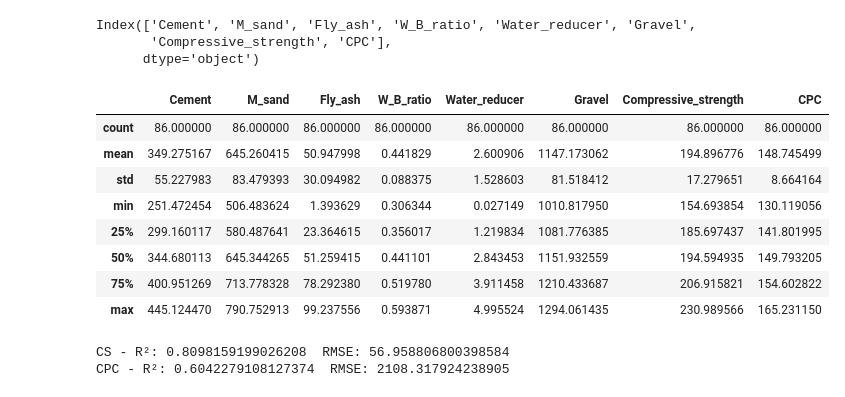
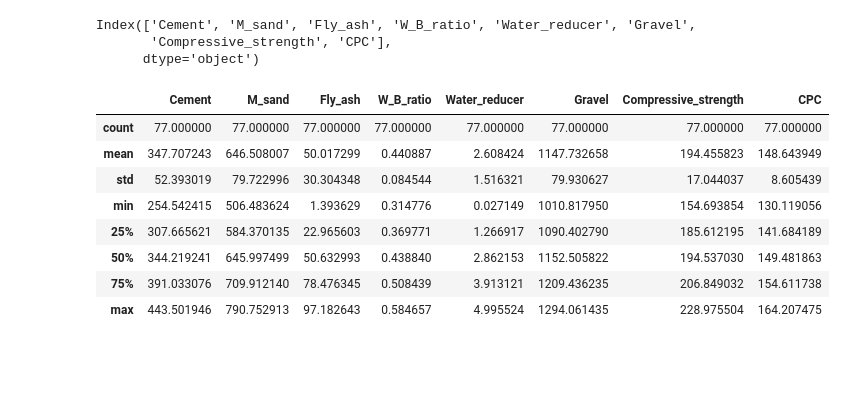
Before and after one commit to nhattminh160901/france_project, a Jupyter notebook: XGboost_upgrade.ipynb, the cells around one changed output. Drawn from its saved outputs; the diff is of its cells as text; code cells hidden in the pictures; blank space fills up the shorter version.

```diff
--- a/XGboost_upgrade.ipynb
+++ b/XGboost_upgrade.ipynb
@@ -39,20 +28,12 @@ Kích thước sau khi lọc: (81, 8)
 # %%
-import matplotlib.pyplot as plt
-from sklearn.ensemble import IsolationForest
-
-# Chỉ lấy 2 feature đầu tiên để trực quan
 X = df.iloc[:, :2]
-
-# Isolation Forest
-iso = IsolationForest(contamination=0.05, random_state=42)
+iso = IsolationForest(contamination=0.1, random_state=42)
 yhat = iso.fit_predict(X)
 
-# -1 = outlier, 1 = inlier
 mask = yhat != -1
 X_inliers = X[mask]
 X_outliers = X[~mask]
 
-# Vẽ scatter
 plt.figure(figsize=(7,7))
 plt.scatter(X_inliers.iloc[:,0], X_inliers.iloc[:,1], c="blue", label="Inliers", alpha=0.6)
 plt.scatter(X_outliers.iloc[:,0], X_outliers.iloc[:,1], c="red", label="Outliers", alpha=0.8)
@@ -65,0 +47,8 @@ plt.show()
+# %%
+df = df.copy()
+X_features = df.drop(columns=["Compressive_strength", "CPC"])
+outlier_pred = iso.fit_predict(X_features)
+
+df_clean = df[outlier_pred == 1].reset_index(drop=True)
+print("Shape original:", df.shape)
+print("Shape after remove outlier:", df_clean.shape)
@@ -70,17 +62,17 @@ Index(['Cement', 'M_sand', 'Fly_ash', 'W_B_ratio', 'Water_reducer', 'Gravel',
        'Compressive_strength', 'CPC'],
       dtype='object')
 # %%
-df.describe()
+df_clean.describe()
 # %% [output]
 |  | Cement | M_sand | Fly_ash | W_B_ratio | Water_reducer | Gravel | Compressive_strength | CPC |
-| count | 86.000000 | 86.000000 | 86.000000 | 86.000000 | 86.000000 | 86.000000 | 86.000000 | 86.000000 |
-| mean | 349.275167 | 645.260415 | 50.947998 | 0.441829 | 2.600906 | 1147.173062 | 194.896776 | 148.745499 |
-| std | 55.227983 | 83.479393 | 30.094982 | 0.088375 | 1.528603 | 81.518412 | 17.279651 | 8.664164 |
-| min | 251.472454 | 506.483624 | 1.393629 | 0.306344 | 0.027149 | 1010.817950 | 154.693854 | 130.119056 |
-| 25% | 299.160117 | 580.487641 | 23.364615 | 0.356017 | 1.219834 | 1081.776385 | 185.697437 | 141.801995 |
-| 50% | 344.680113 | 645.344265 | 51.259415 | 0.441101 | 2.843453 | 1151.932559 | 194.594935 | 149.793205 |
-| 75% | 400.951269 | 713.778328 | 78.292380 | 0.519780 | 3.911458 | 1210.433687 | 206.915821 | 154.602822 |
-| max | 445.124470 | 790.752913 | 99.237556 | 0.593871 | 4.995524 | 1294.061435 | 230.989566 | 165.231150 |
+| count | 77.000000 | 77.000000 | 77.000000 | 77.000000 | 77.000000 | 77.000000 | 77.000000 | 77.000000 |
+| mean | 347.707243 | 646.508007 | 50.017299 | 0.440887 | 2.608424 | 1147.732658 | 194.455823 | 148.643949 |
+| std | 52.393019 | 79.722996 | 30.304348 | 0.084544 | 1.516321 | 79.930627 | 17.044037 | 8.605439 |
+| min | 254.542415 | 506.483624 | 1.393629 | 0.314776 | 0.027149 | 1010.817950 | 154.693854 | 130.119056 |
+| 25% | 307.665621 | 584.370135 | 22.965603 | 0.369771 | 1.266917 | 1090.402790 | 185.612195 | 141.684189 |
+| 50% | 344.219241 | 645.997499 | 50.632993 | 0.438840 | 2.862153 | 1152.505822 | 194.537030 | 149.481863 |
+| 75% | 391.033076 | 709.912140 | 78.476345 | 0.508439 | 3.913121 | 1209.436235 | 206.849032 | 154.611738 |
+| max | 443.501946 | 790.752913 | 97.182643 | 0.584657 | 4.995524 | 1294.061435 | 228.975504 | 164.207475 |
 # %%
 X = df_clean.iloc[:, :6]   # feature
 y = df_clean.iloc[:, 6:]   # label
@@ -96,29 +83,17 @@ from sklearn.metrics import mean_squared_error, r2_score, mean_absolute_error
 # %%
-model = MultiOutputRegressor(
-    XGBRegressor(
-        n_estimators=300,          # nhiều cây nhưng sẽ dùng early stopping
-        learning_rate=0.05,
-        max_depth=3,               # cây nông hơn
-        subsample=0.8,
-        colsample_bytree=0.8,
-        reg_lambda=5,              # tăng regularization
-        reg_alpha=2,
-        random_state=42
-    )
-)
-model.fit(X_train, y_train)
+# model = MultiOutputRegressor(
+#     XGBRegressor(
+#         n_estimators=300,
+#         learning_rate=0.05,
+#         max_depth=3,
+#         subsample=0.8,
+#         colsample_bytree=0.8,
+#         reg_lambda=5,
+#         reg_alpha=2,
+#         random_state=42
+#     )
+# )
 
-# Dự đoán
-y_pred = model.predict(X_test)
-
-# Đánh giá cho từng label
-r2_cs = r2_score(y_test.iloc[:,0], y_pred[:,0])
-r2_cpc = r2_score(y_test.iloc[:,1], y_pred[:,1])
-rmse_cs = mean_squared_error(y_test.iloc[:,0], y_pred[:,0])
-rmse_cpc = mean_squared_error(y_test.iloc[:,0], y_pred[:,1])
-
-print("CS - R²:", r2_cs, " RMSE:", rmse_cs)
-print("CPC - R²:", r2_cpc, " RMSE:", rmse_cpc)
+# model.fit(X_train, y_train)
+# y_pred_train = model.predict(X_train)
+# y_pred_test = model.predict(X_test)
-# %% [output]
-CS - R²: 0.8098159199026208  RMSE: 56.958806800398584
-CPC - R²: 0.6042279108127374  RMSE: 2108.317924238905
```
Also changed, not shown: parts of 14 cells of this notebook.
